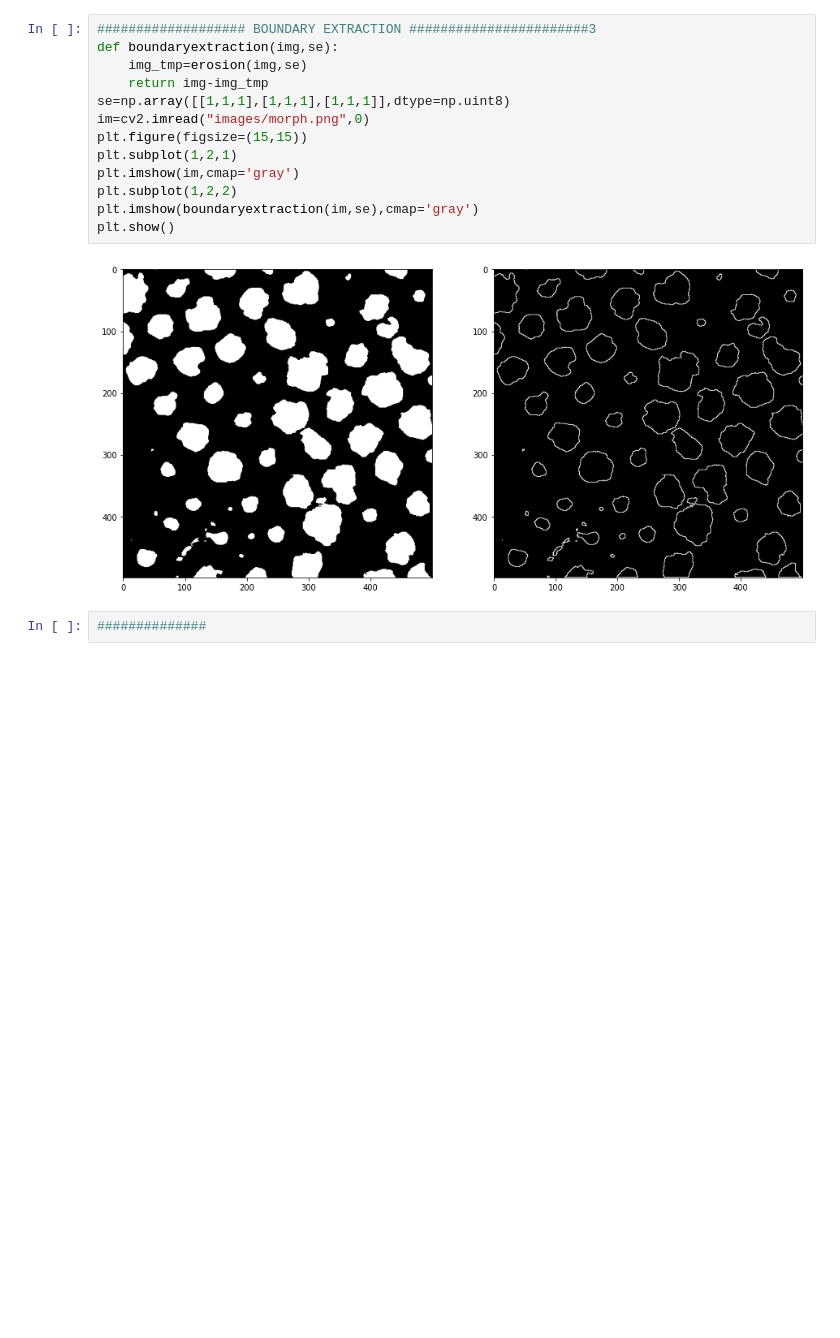
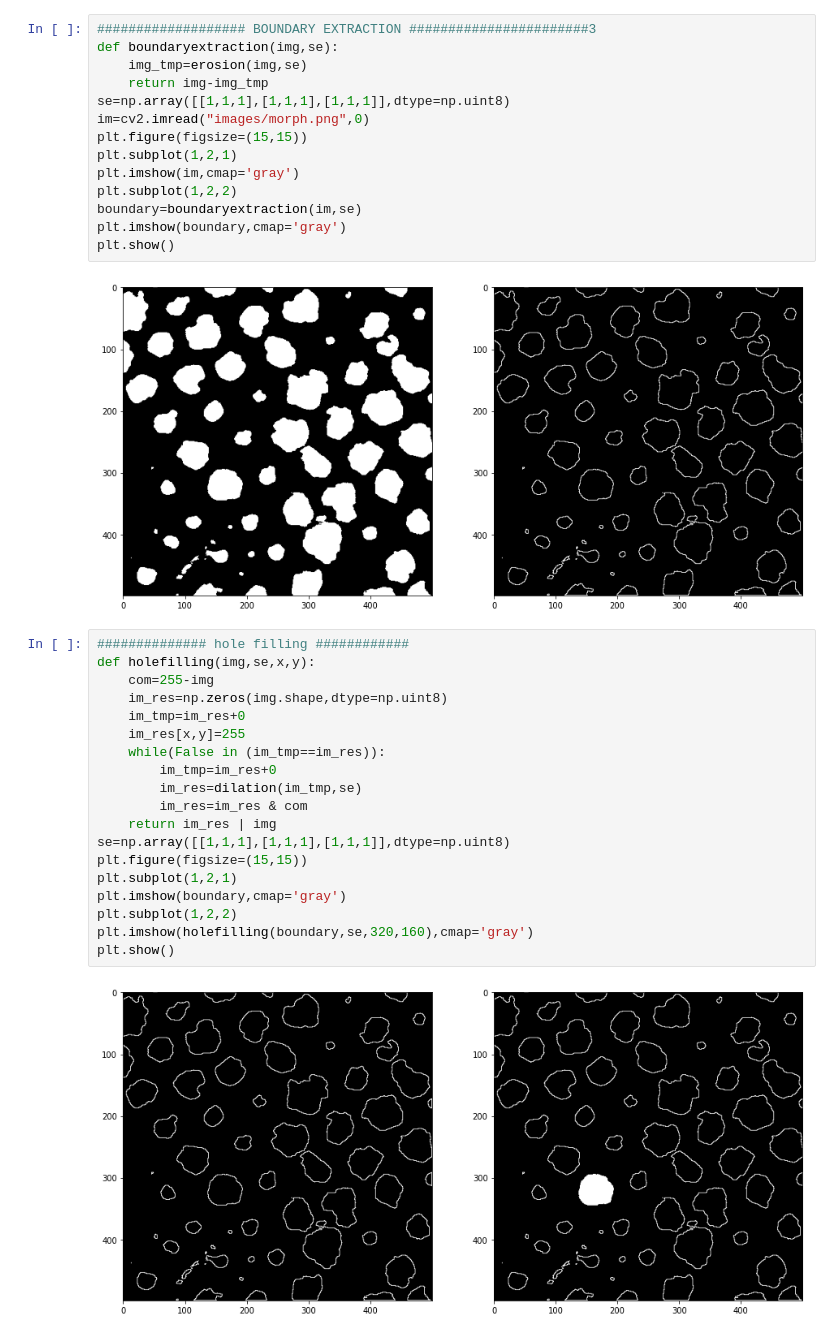
Before and after one commit to samiparnab2/Image-Processing-OpenCV-python, a Jupyter notebook: Morphological.ipynb, the cells around one changed output. Cells and saved outputs as stored; diff of their text form; blank space fills up the shorter version.

```diff
--- a/Morphological.ipynb
+++ b/Morphological.ipynb
@@ -148,9 +152,29 @@ plt.figure(figsize=(15,15))
 plt.subplot(1,2,1)
 plt.imshow(im,cmap='gray')
 plt.subplot(1,2,2)
-plt.imshow(boundaryextraction(im,se),cmap='gray')
+boundary=boundaryextraction(im,se)
+plt.imshow(boundary,cmap='gray')
 plt.show()
 # %% [output]
 [figure]
-# %%
-##############
+# %%
+############## hole filling ############
+def holefilling(img,se,x,y):
+    com=255-img
+    im_res=np.zeros(img.shape,dtype=np.uint8)
+    im_tmp=im_res+0
+    im_res[x,y]=255
+    while(False in (im_tmp==im_res)):
+        im_tmp=im_res+0
+        im_res=dilation(im_tmp,se)
+        im_res=im_res & com
+    return im_res | img
+se=np.array([[1,1,1],[1,1,1],[1,1,1]],dtype=np.uint8)
+plt.figure(figsize=(15,15))
+plt.subplot(1,2,1)
+plt.imshow(boundary,cmap='gray')
+plt.subplot(1,2,2)
+plt.imshow(holefilling(boundary,se,320,160),cmap='gray')
+plt.show()
+# %% [output]
+[figure, added]
```
Also changed, not shown: parts of 9 cells of this notebook, 4 other files.
